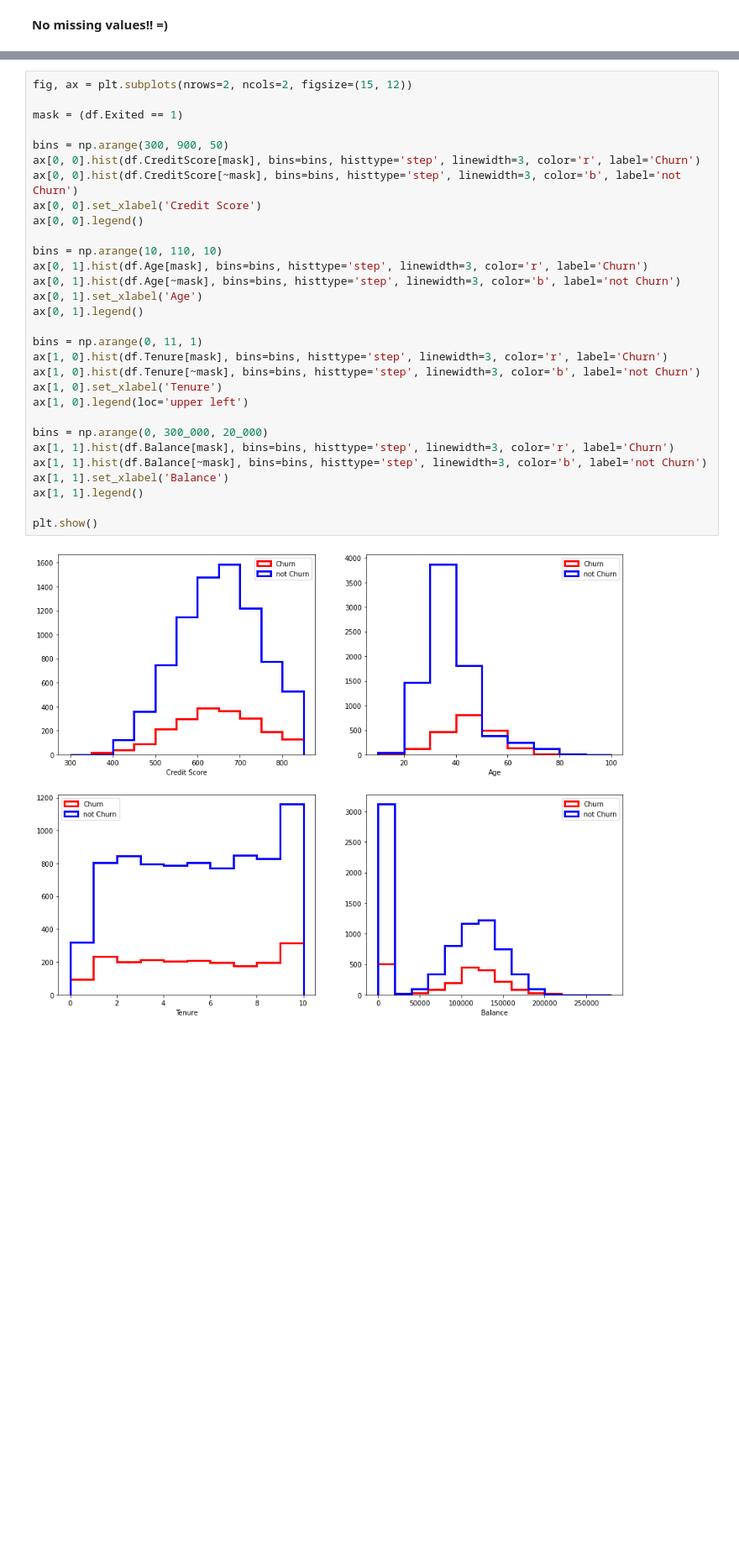
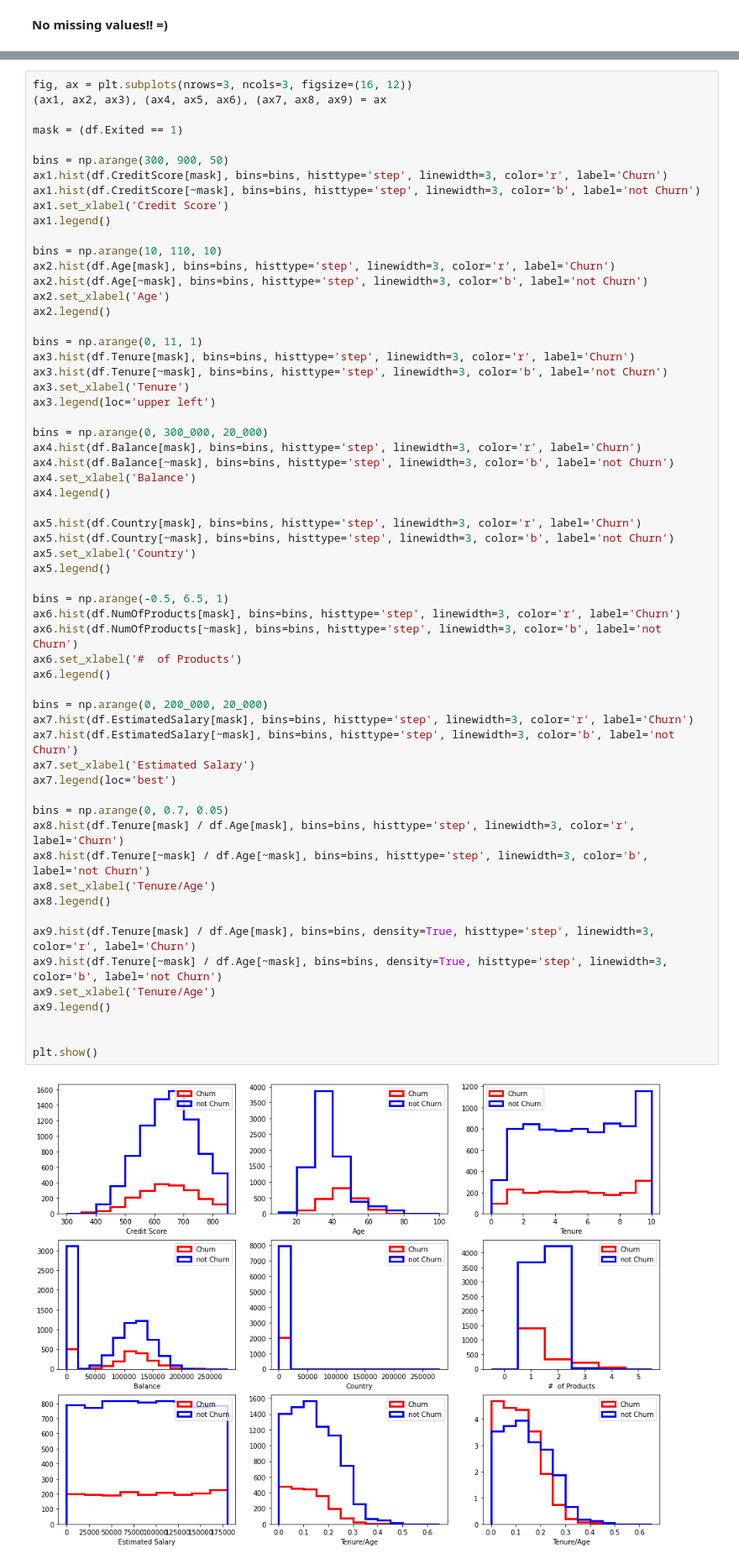
Before and after one commit to gcsantucci/churn_TopBank, a Jupyter notebook: churn_prediction.ipynb, the cells around one changed output, grey strips where cells are left out. Shown at 84% size. Drawn from its saved outputs; the diff is of its cells as text; blank space fills up the shorter version.

```diff
--- a/churn_prediction.ipynb
+++ b/churn_prediction.ipynb
@@ -145,33 +146,63 @@ Index(['CreditScore', 'Geography', 'Gender', 'Age', 'Tenure', 'Balance',
       dtype='object')
 # %%
-fig, ax = plt.subplots(nrows=2, ncols=2, figsize=(15, 12))
+fig, ax = plt.subplots(nrows=3, ncols=3, figsize=(16, 12))
+(ax1, ax2, ax3), (ax4, ax5, ax6), (ax7, ax8, ax9) = ax
 
 mask = (df.Exited == 1)
 
 bins = np.arange(300, 900, 50)
-ax[0, 0].hist(df.CreditScore[mask], bins=bins, histtype='step', linewidth=3, color='r', label='Churn')
-ax[0, 0].hist(df.CreditScore[~mask], bins=bins, histtype='step', linewidth=3, color='b', label='not Churn')
-ax[0, 0].set_xlabel('Credit Score')
-ax[0, 0].legend()
+ax1.hist(df.CreditScore[mask], bins=bins, histtype='step', linewidth=3, color='r', label='Churn')
+ax1.hist(df.CreditScore[~mask], bins=bins, histtype='step', linewidth=3, color='b', label='not Churn')
+ax1.set_xlabel('Credit Score')
+ax1.legend()
 
 bins = np.arange(10, 110, 10)
-ax[0, 1].hist(df.Age[mask], bins=bins, histtype='step', linewidth=3, color='r', label='Churn')
-ax[0, 1].hist(df.Age[~mask], bins=bins, histtype='step', linewidth=3, color='b', label='not Churn')
-ax[0, 1].set_xlabel('Age')
-ax[0, 1].legend()
+ax2.hist(df.Age[mask], bins=bins, histtype='step', linewidth=3, color='r', label='Churn')
+ax2.hist(df.Age[~mask], bins=bins, histtype='step', linewidth=3, color='b', label='not Churn')
+ax2.set_xlabel('Age')
+ax2.legend()
 
 bins = np.arange(0, 11, 1)
-ax[1, 0].hist(df.Tenure[mask], bins=bins, histtype='step', linewidth=3, color='r', label='Churn')
-ax[1, 0].hist(df.Tenure[~mask], bins=bins, histtype='step', linewidth=3, color='b', label='not Churn')
-ax[1, 0].set_xlabel('Tenure')
-ax[1, 0].legend(loc='upper left')
+ax3.hist(df.Tenure[mask], bins=bins, histtype='step', linewidth=3, color='r', label='Churn')
+ax3.hist(df.Tenure[~mask], bins=bins, histtype='step', linewidth=3, color='b', label='not Churn')
+ax3.set_xlabel('Tenure')
+ax3.legend(loc='upper left')
 
 bins = np.arange(0, 300_000, 20_000)
-ax[1, 1].hist(df.Balance[mask], bins=bins, histtype='step', linewidth=3, color='r', label='Churn')
-ax[1, 1].hist(df.Balance[~mask], bins=bins, histtype='step', linewidth=3, color='b', label='not Churn')
-ax[1, 1].set_xlabel('Balance')
-ax[1, 1].legend()
+ax4.hist(df.Balance[mask], bins=bins, histtype='step', linewidth=3, color='r', label='Churn')
+ax4.hist(df.Balance[~mask], bins=bins, histtype='step', linewidth=3, color='b', label='not Churn')
+ax4.set_xlabel('Balance')
+ax4.legend()
+
+ax5.hist(df.Country[mask], bins=bins, histtype='step', linewidth=3, color='r', label='Churn')
+ax5.hist(df.Country[~mask], bins=bins, histtype='step', linewidth=3, color='b', label='not Churn')
+ax5.set_xlabel('Country')
+ax5.legend()
+
+bins = np.arange(-0.5, 6.5, 1)
+ax6.hist(df.NumOfProducts[mask], bins=bins, histtype='step', linewidth=3, color='r', label='Churn')
+ax6.hist(df.NumOfProducts[~mask], bins=bins, histtype='step', linewidth=3, color='b', label='not Churn')
+ax6.set_xlabel('#  of Products')
+ax6.legend()
+
+bins = np.arange(0, 200_000, 20_000)
+ax7.hist(df.EstimatedSalary[mask], bins=bins, histtype='step', linewidth=3, color='r', label='Churn')
+ax7.hist(df.EstimatedSalary[~mask], bins=bins, histtype='step', linewidth=3, color='b', label='not Churn')
+ax7.set_xlabel('Estimated Salary')
+ax7.legend(loc='best')
+
+bins = np.arange(0, 0.7, 0.05)
+ax8.hist(df.Tenure[mask] / df.Age[mask], bins=bins, histtype='step', linewidth=3, color='r', label='Churn')
+ax8.hist(df.Tenure[~mask] / df.Age[~mask], bins=bins, histtype='step', linewidth=3, color='b', label='not Churn')
+ax8.set_xlabel('Tenure/Age')
+ax8.legend()
+
+ax9.hist(df.Tenure[mask] / df.Age[mask], bins=bins, density=True, histtype='step', linewidth=3, color='r', label='Churn')
+ax9.hist(df.Tenure[~mask] / df.Age[~mask], bins=bins, density=True, histtype='step', linewidth=3, color='b', label='not Churn')
+ax9.set_xlabel('Tenure/Age')
+ax9.legend()
+
 
 plt.show()
 # %% [output]
-[figure, old version]
+[figure, new version]
```
Also changed, not shown: parts of 3 cells of this notebook, 1 other file.
